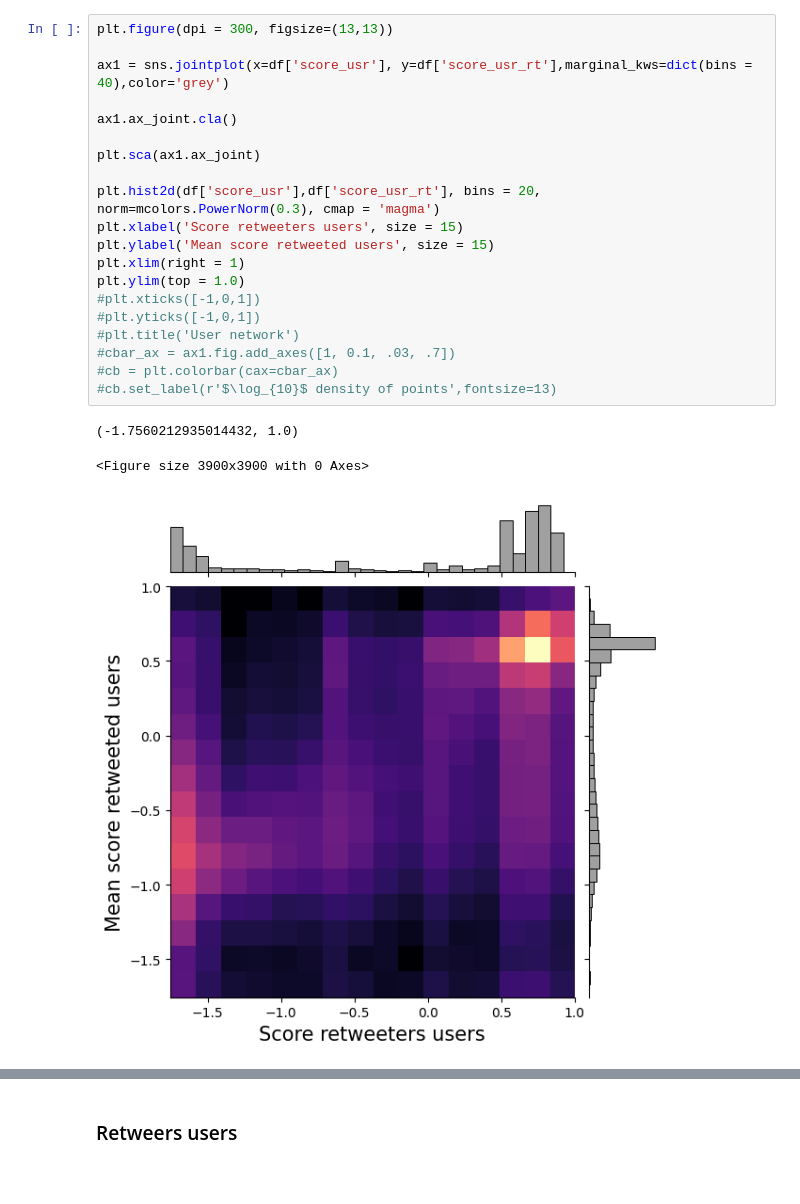
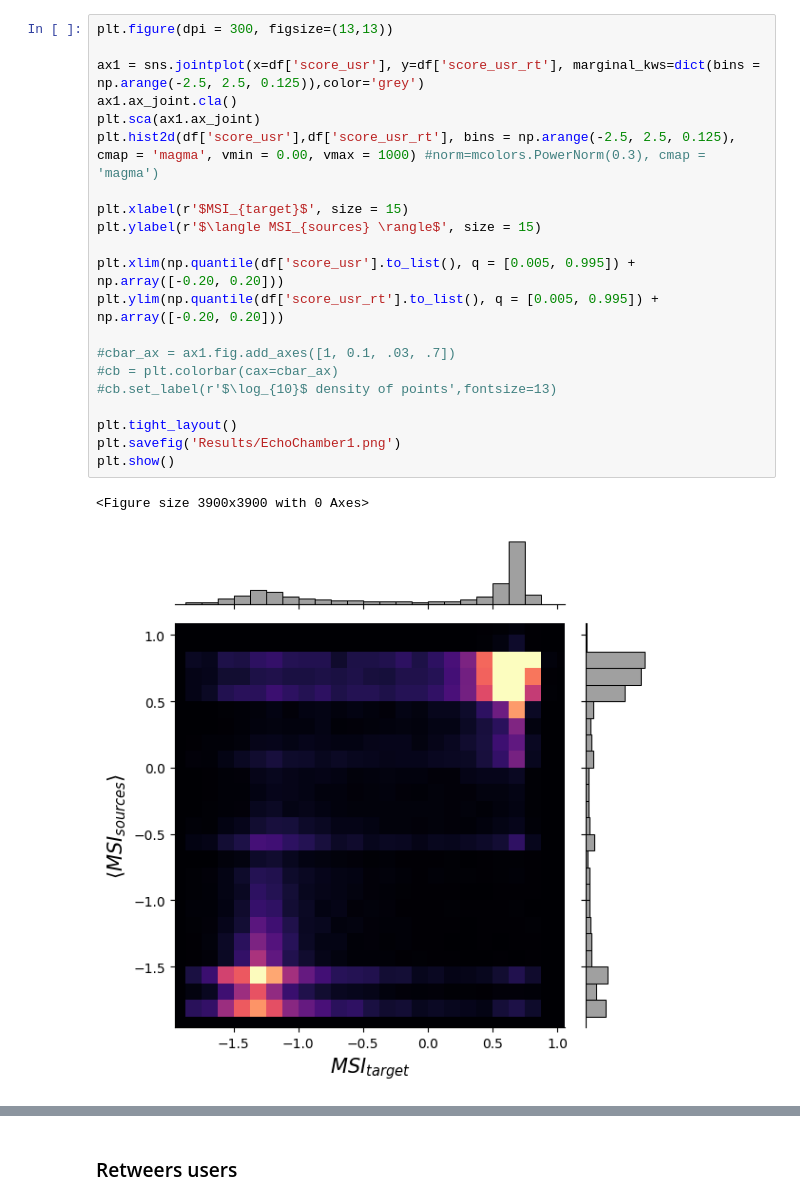
Before and after one commit to spinto88/MediaSharingIndex, a Jupyter notebook: EchoChambersMetrics.ipynb, the cells around one changed output, grey strips where cells are left out. Cells and saved outputs as stored; diff of their text form; blank space fills up the shorter version.

```diff
--- a/EchoChambersMetrics.ipynb
+++ b/EchoChambersMetrics.ipynb
@@ -29,24 +50,24 @@ df = pd.read_csv('Results/Average_score_retweeted_users.csv')
 # %%
 plt.figure(dpi = 300, figsize=(13,13))
 
-ax1 = sns.jointplot(x=df['score_usr'], y=df['score_usr_rt'],marginal_kws=dict(bins = 40),color='grey')
+ax1 = sns.jointplot(x=df['score_usr'], y=df['score_usr_rt'], marginal_kws=dict(bins = np.arange(-2.5, 2.5, 0.125)),color='grey')
+ax1.ax_joint.cla()
+plt.sca(ax1.ax_joint)
+plt.hist2d(df['score_usr'],df['score_usr_rt'], bins = np.arange(-2.5, 2.5, 0.125), cmap = 'magma', vmin = 0.00, vmax = 1000) #norm=mcolors.PowerNorm(0.3), cmap = 'magma')
 
-ax1.ax_joint.cla()
+plt.xlabel(r'$MSI_{target}$', size = 15)
+plt.ylabel(r'$\langle MSI_{sources} \rangle$', size = 15)
 
-plt.sca(ax1.ax_joint)
+plt.xlim(np.quantile(df['score_usr'].to_list(), q = [0.005, 0.995]) + np.array([-0.20, 0.20]))
+plt.ylim(np.quantile(df['score_usr_rt'].to_list(), q = [0.005, 0.995]) + np.array([-0.20, 0.20]))
 
-plt.hist2d(df['score_usr'],df['score_usr_rt'], bins = 20, norm=mcolors.PowerNorm(0.3), cmap = 'magma')
-plt.xlabel('Score retweeters users', size = 15)
-plt.ylabel('Mean score retweeted users', size = 15)
-plt.xlim(right = 1)
-plt.ylim(top = 1.0)
-#plt.xticks([-1,0,1])
-#plt.yticks([-1,0,1])
-#plt.title('User network')
 #cbar_ax = ax1.fig.add_axes([1, 0.1, .03, .7])
 #cb = plt.colorbar(cax=cbar_ax)
 #cb.set_label(r'$\log_{10}$ density of points',fontsize=13)
+
+plt.tight_layout()
+plt.savefig('Results/EchoChamber1.png')
+plt.show()
 # %% [output]
-(-1.7560212935014432, 1.0)
+<Figure size 3900x3900 with 0 Axes>
-<Figure size 3900x3900 with 0 Axes>
-[figure, old version]
+[figure, new version]
```
Also changed, not shown: parts of 11 cells of this notebook, 9 other files.
